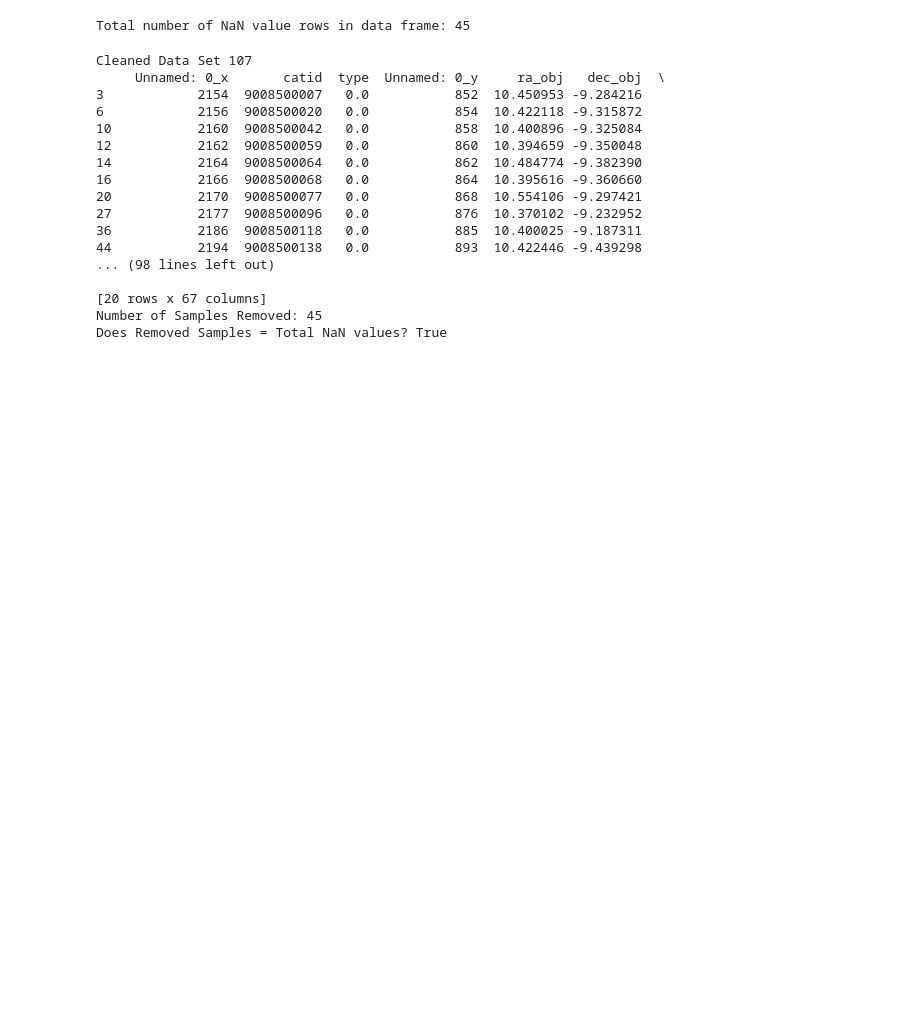
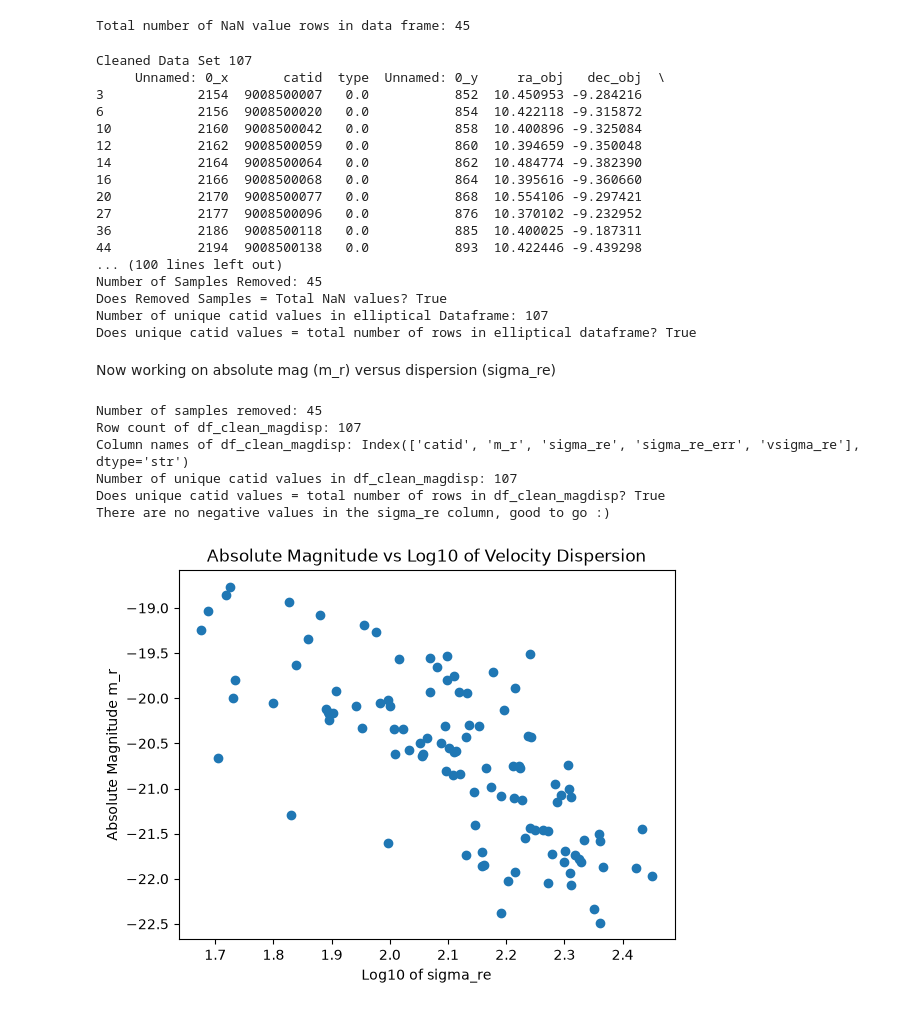
Before and after one commit to td522285/Group-7-Coding-Assignment, a Jupyter notebook: Conservative_Elliptical_Raw.ipynb, the cells around one changed output. Cells and saved outputs as stored; diff of their text form; code cells hidden in the pictures; blank space fills up the shorter version.

Commit message:
Did log of velocity disp and abs mag and graphed but very rough draft
CLEAN UP AND ENSURE UNITS

```diff
--- a/Conservative_Elliptical_Raw.ipynb
+++ b/Conservative_Elliptical_Raw.ipynb
@@ -150,6 +152,13 @@ RemovedSamples = len(elliptical) - len(df_clean_elliptical)
 print('Number of Samples Removed:', RemovedSamples)
 
 print('Does Removed Samples = Total NaN values?', RemovedSamples == NaNtotal)
+
+# Now we want to check that elliptical dataframe has unique values for catid
+# As this can influence the resulting graphs when plotted ie. if 2 of the same catid
+# That will get twice the influence of the other catid values
+uniquecatids = df_clean_elliptical['catid'].nunique()
+print('Number of unique catid values in elliptical Dataframe:', uniquecatids)
+print("Does unique catid values = total number of rows in elliptical dataframe?", uniquecatids == len(df_clean_elliptical))
 # %% [output]
 Cleaned Data Set 107
      Unnamed: 0_x       catid  type  Unnamed: 0_y     ra_obj   dec_obj  \
@@ -163,11 +172,11 @@ Cleaned Data Set 107
 27           2177  9008500096   0.0           876  10.370102 -9.232952
 36           2186  9008500118   0.0           885  10.400025 -9.187311
 44           2194  9008500138   0.0           893  10.422446 -9.439298
-... (98 lines left out)
-
-[20 rows x 67 columns]
+... (100 lines left out)
 Number of Samples Removed: 45
 Does Removed Samples = Total NaN values? True
+Number of unique catid values in elliptical Dataframe: 107
+Does unique catid values = total number of rows in elliptical dataframe? True
 # %%
 # Filtering out NaN values in the vsigma columns
     # reference code: https://pandas.pydata.org/docs/reference/api/pandas.DataFrame.dropna.html
@@ -177,3 +186,51 @@ Does Removed Samples = Total NaN values? True
 
 # print('Cleaned Data Set', len(df_clean))
 # print(df_clean.head(20))
+# %% [markdown]
+Now working on absolute mag (m_r) versus dispersion (sigma_re)
+# %%
+# We will be making use of elliptical dataframe above and other relevant code
+"""*****CHECK UNITS******"""
+rawmagdisp_df = elliptical[['catid', 'm_r', 'sigma_re', 'sigma_re_err', 'vsigma_re']]
+
+# Remove NaN values from columns in dataframe where we will be using coordinates to plot
+df_clean_magdisp = rawmagdisp_df.dropna(subset = ['m_r', 'sigma_re'])
+
+RemovedSamples = len(rawmagdisp_df) - len(df_clean_magdisp)
+
+print("Number of samples removed:", RemovedSamples)
+
+# Now print row count and col names to check results are what we expect
+print("Row count of df_clean_magdisp:", len(df_clean_magdisp))
+print("Column names of df_clean_magdisp:", df_clean_magdisp.columns)
+
+# Also check that the catid values are unique in the cleaned dataframe
+uniquecatids = df_clean_magdisp['catid'].nunique()
+print('Number of unique catid values in df_clean_magdisp:', uniquecatids)
+print("Does unique catid values = total number of rows in df_clean_magdisp?", uniquecatids == len(df_clean_magdisp))
+
+# m_r in its definition represents luminosity lograithmically but sigma_re does not
+# So we must ensure there are no negative values (or zero)in the sigma_re column
+# As you cannot take the logarithm of a negative number.
+
+if df_clean_magdisp['sigma_re'].min() > 0:
+    print("There are no negative values in the sigma_re column, good to go :)")
+else:
+    print("There are negative values in the sigma_re column, filter before taking logarithm")
+
+sigma_re_log10 = np.log10(df_clean_magdisp['sigma_re'])
+
+# Plotting
+plt.scatter(sigma_re_log10, df_clean_magdisp['m_r'])
+plt.title("Absolute Magnitude vs Log10 of Velocity Dispersion")
+plt.xlabel("Log10 of sigma_re")
+plt.ylabel("Absolute Magnitude m_r")
+plt.show()
+# %% [output]
+Number of samples removed: 45
+Row count of df_clean_magdisp: 107
+Column names of df_clean_magdisp: Index(['catid', 'm_r', 'sigma_re', 'sigma_re_err', 'vsigma_re'], dtype='str')
+Number of unique catid values in df_clean_magdisp: 107
+Does unique catid values = total number of rows in df_clean_magdisp? True
+There are no negative values in the sigma_re column, good to go :)
+[figure, added]
```
Also changed, not shown: parts of 1 cell of this notebook.
